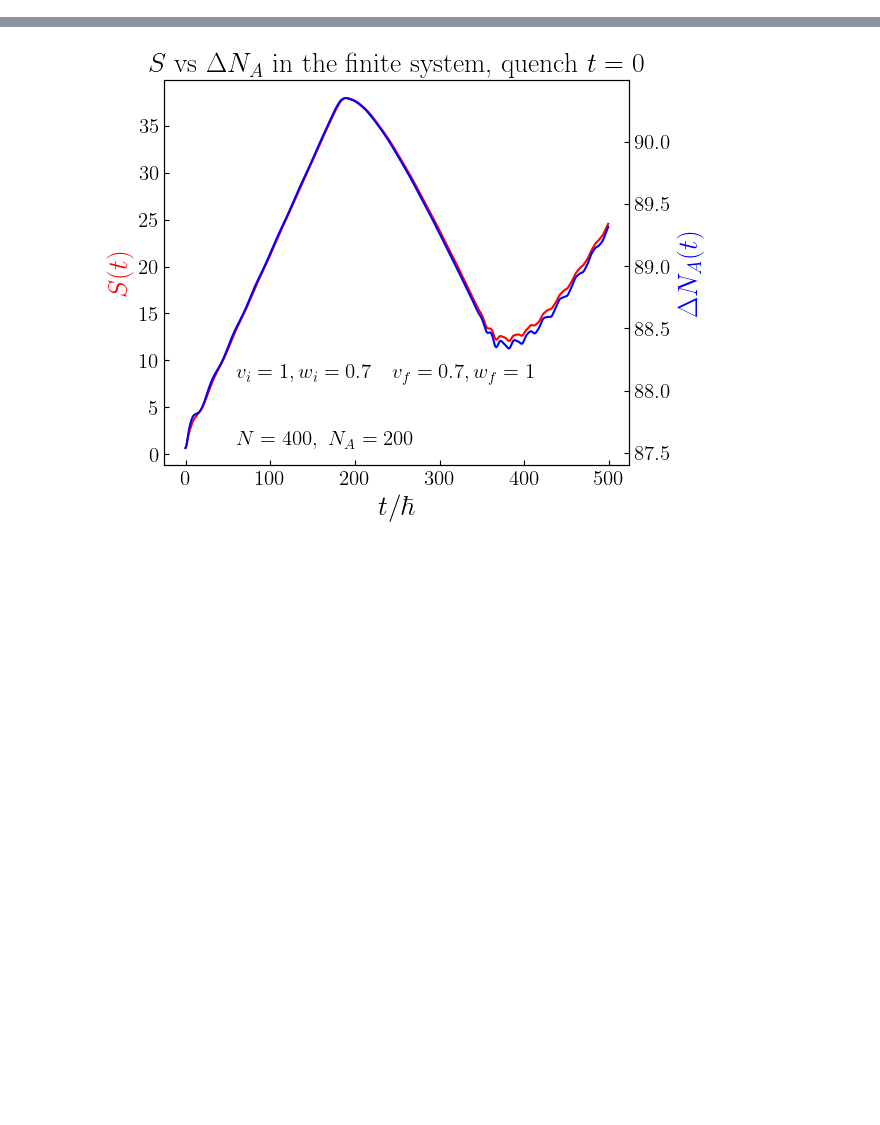
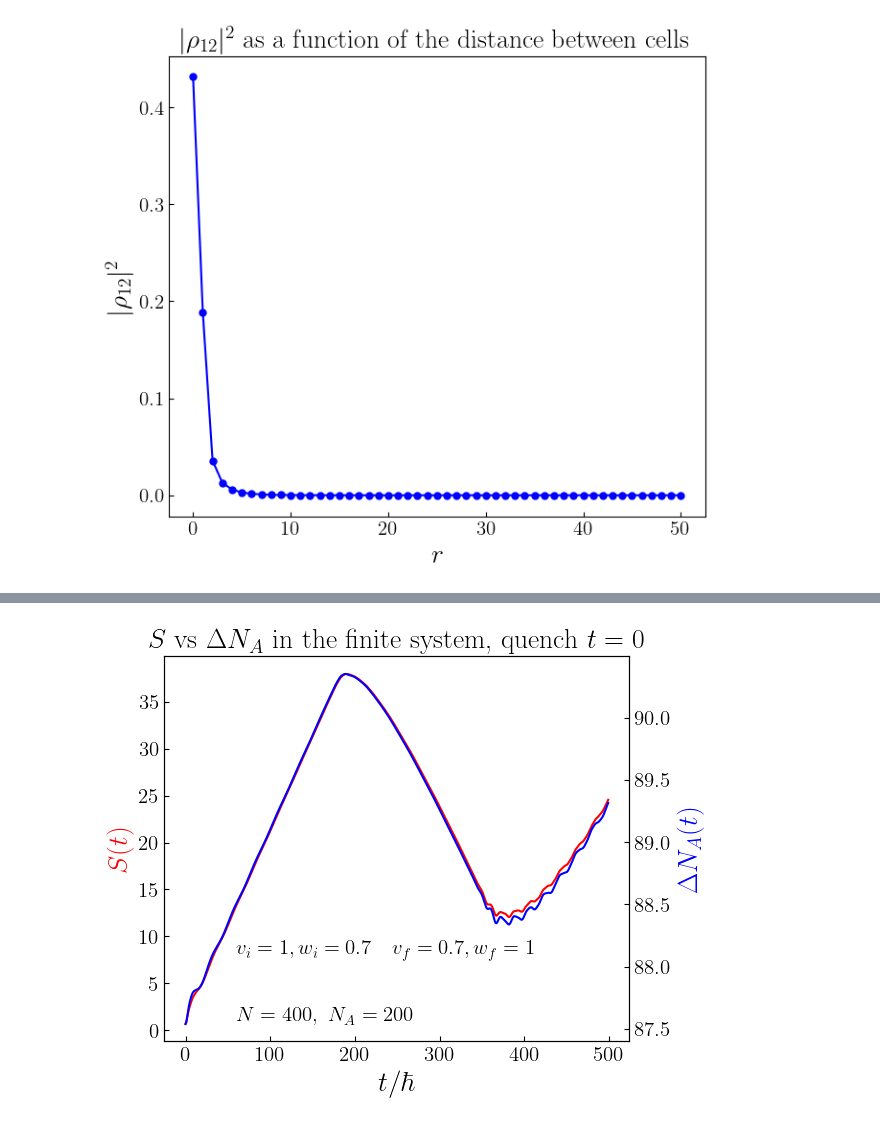
Before and after one commit to artalink7/SSH-Analysis, a Jupyter notebook: plot/plots.ipynb, the cells around one changed output, grey strips where cells are left out. Saved outputs shown, nothing was run; the diff lists cells and outputs as text; code cells hidden in the pictures; blank space fills up the shorter version.

Commit message:
data and plot of correlation at equilibrium
US03

```diff
--- a/plot/plots.ipynb
+++ b/plot/plots.ipynb
@@ -87,0 +88,19 @@ comparison_data_entropy_vs_var_equilibrium_finite()
+# %%
+def plot_correlation_data_as_distance_increase():
+    correlation_list = np.loadtxt(data_equilibrium_dir/"correlation_200_cells_noflux.txt")
+    xvals = np.arange(0, 51, 1)
+
+    fig, ax = plt.subplots(figsize=(8, 6), dpi=100)
+    ax.set_title(r"$|\rho_{12}|^{2}$ as a function of the distance between cells", fontsize=20)
+    ax.plot(xvals, correlation_list, color="blue", marker='o', markersize=5)
+
+    ax.set_xlabel(r"$r$", fontsize=20)
+    ax.set_ylabel(r"$|\rho_{12}|^{2}$", fontsize=20)
+
+    ax.tick_params(direction="in", labelsize=15)
+
+    # Better manual layout control
+    plt.subplots_adjust(left=0.15, right=0.85, top=0.95, bottom=0.15)
+
+    plt.show()
+    fig.savefig(plot_dir/"correlation_vs_distance.pdf", bbox_inches = 'tight')
@@ -87,0 +126,4 @@ comparison_data_entropy_vs_var_equilibrium_finite()
+# %%
+plot_correlation_data_as_distance_increase()
+# %% [output]
+[figure, added]
```
Also changed, not shown: parts of 5 cells of this notebook, 2 other files.
